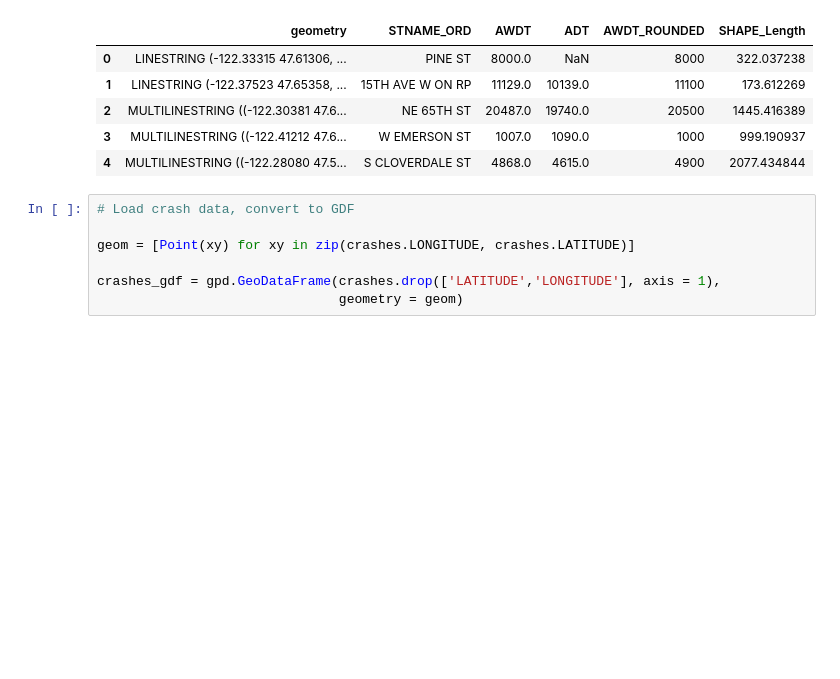
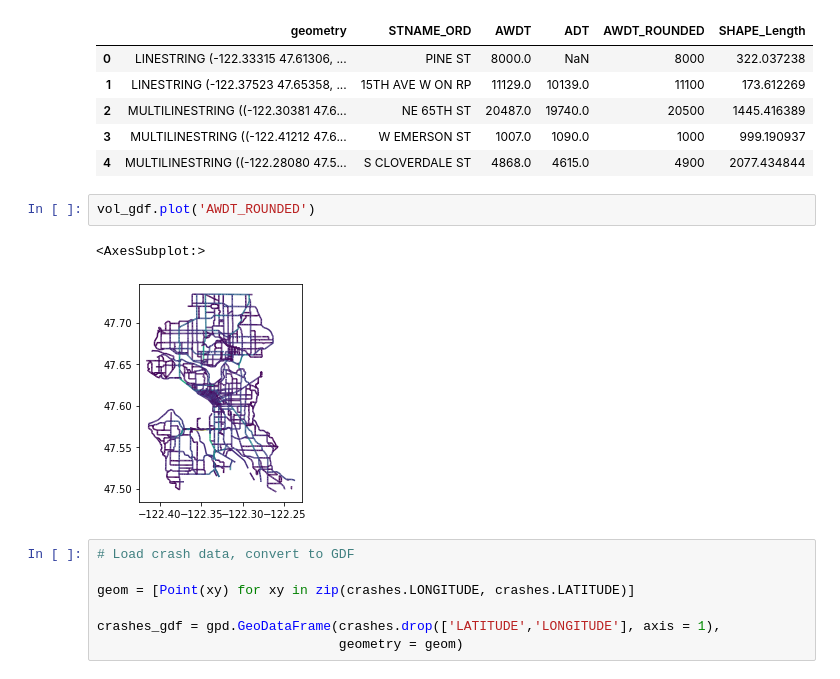
Before and after one commit to emi90/bike-index, a Jupyter notebook: Street-Data-Pt2.ipynb, the cells around one changed output. Saved outputs shown, nothing was run; the diff lists cells and outputs as text; blank space fills up the shorter version.

```diff
--- a/Street-Data-Pt2.ipynb
+++ b/Street-Data-Pt2.ipynb
@@ -113,6 +113,11 @@ vol_gdf.head()
 | 2 | MULTILINESTRING ((-122.30381 47.6... | NE 65TH ST | 20487.0 | 19740.0 | 20500 | 1445.416389 |
 | 3 | MULTILINESTRING ((-122.41212 47.6... | W EMERSON ST | 1007.0 | 1090.0 | 1000 | 999.190937 |
 | 4 | MULTILINESTRING ((-122.28080 47.5... | S CLOVERDALE ST | 4868.0 | 4615.0 | 4900 | 2077.434844 |
+# %%
+vol_gdf.plot('AWDT_ROUNDED')
+# %% [output]
+<AxesSubplot:>
+[figure, added]
 # %%
 # Load crash data, convert to GDF
 
```
Also changed, not shown: parts of 2 cells of this notebook, 2 other files.
